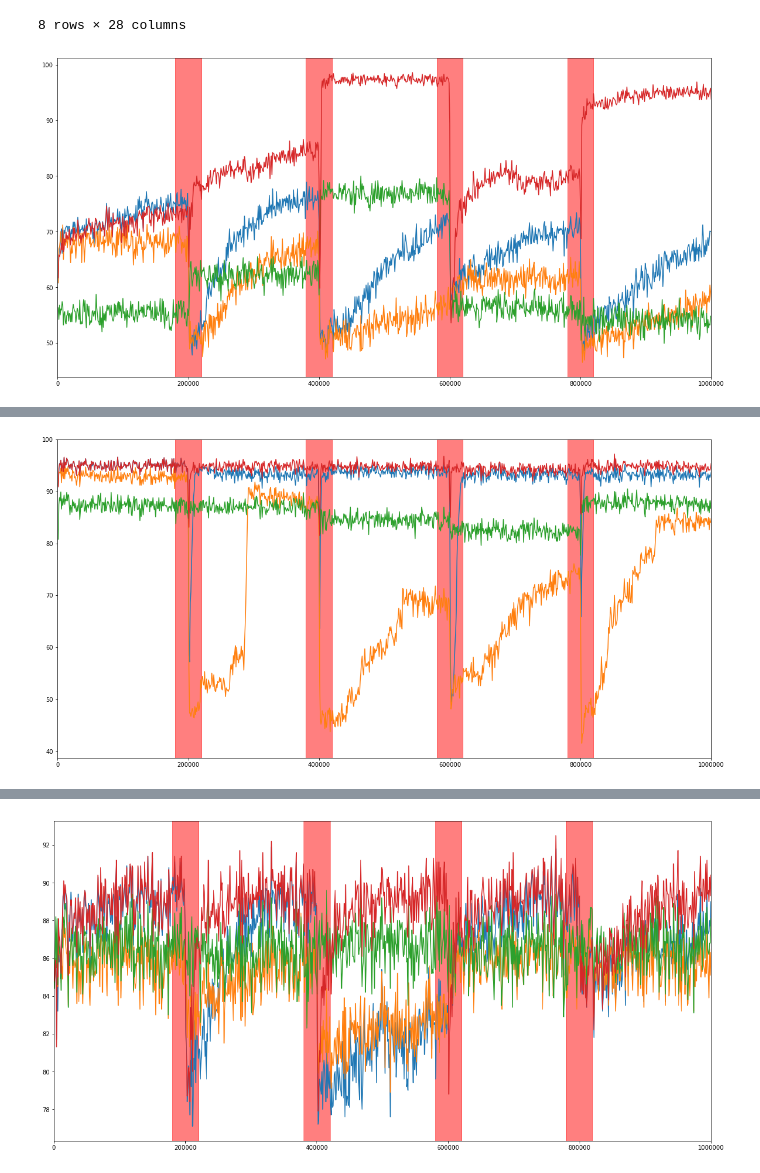
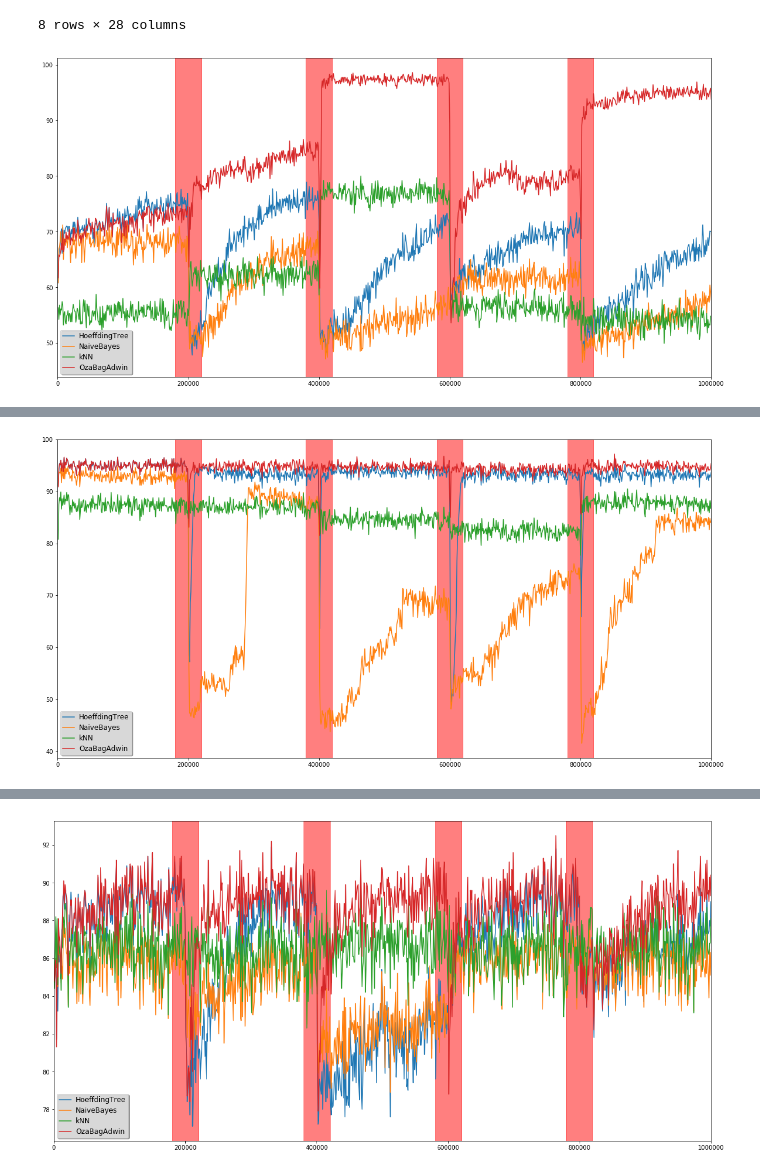
Before and after one commit to Oracy/MOA, a Jupyter notebook: Notebook/Trabalho_Jean.ipynb, the cells around one changed output, grey strips where cells are left out. Drawn from its saved outputs; the diff is of its cells as text; code cells hidden in the pictures.

```diff
--- a/Notebook/Trabalho_Jean.ipynb
+++ b/Notebook/Trabalho_Jean.ipynb
@@ -100,18 +100,34 @@ df_Oza_Agrawal.describe()
 # %%
 # Plotando o gráfico do gerador AgrawalGenerator.
 plt.figure(figsize=(20,10))
-plt.plot(df_Hoeffding_Agrawal['learning evaluation instances'], df_Hoeffding_Agrawal['classifications correct (percent)'])
-plt.plot(df_Naive_Agrawal['learning evaluation instances'], df_Naive_Agrawal['classifications correct (percent)'])
-plt.plot(df_kNN_Agrawal['learning evaluation instances'], df_kNN_Agrawal['classifications correct (percent)'])
-plt.plot(df_Oza_Agrawal['learning evaluation instances'], df_Oza_Agrawal['classifications correct (percent)'])
+plt.plot(df_Hoeffding_Agrawal['learning evaluation instances'], df_Hoeffding_Agrawal['classifications correct (percent)'], label='HoeffdingTree')
+plt.plot(df_Naive_Agrawal['learning evaluation instances'], df_Naive_Agrawal['classifications correct (percent)'], label='NaiveBayes')
+plt.plot(df_kNN_Agrawal['learning evaluation instances'], df_kNN_Agrawal['classifications correct (percent)'], label='kNN')
+plt.plot(df_Oza_Agrawal['learning evaluation instances'], df_Oza_Agrawal['classifications correct (percent)'], label='OzaBagAdwin')
 plt.axvspan(180000, 220000, color='red', alpha=0.5)
 plt.axvspan(380000, 420000, color='red', alpha=0.5)
 plt.axvspan(580000, 620000, color='red', alpha=0.5)
 plt.axvspan(780000, 820000, color='red', alpha=0.5)
 plt.xlim(0, 1000000)
+
+# Add the legend with some customizations.
+legend = plt.legend(loc='lower left', shadow=True)
+
+# The frame is matplotlib.patches.Rectangle instance surrounding the legend.
+frame = legend.get_frame()
+frame.set_facecolor('0.90')
+
+# Set the fontsize
+for label in legend.get_texts():
+    label.set_fontsize('large')
+
+for label in legend.get_lines():
+    label.set_linewidth(1.5)
+
+# Plot chart.
 plt.show()
 # %% [output]
-[figure, old version]
+[figure, new version]
 # %%
 #Carregando as bases do gerador AssetNegotiationNegotiator.
 df_Hoeffding_Asset = pd.read_csv('../AssetNegotiationGenerator/HoeffdingTree_1m12s.txt')
@@ -135,18 +151,34 @@ df_Hoeffding_Asset.describe()
 # %%
 # Plotando o gráfico do gerador AssetNegotiationNegotiator.
 plt.figure(figsize=(20,10))
-plt.plot(df_Hoeffding_Asset['learning evaluation instances'], df_Hoeffding_Asset['classifications correct (percent)'])
-plt.plot(df_Naive_Asset['learning evaluation instances'], df_Naive_Asset['classifications correct (percent)'])
-plt.plot(df_kNN_Asset['learning evaluation instances'], df_kNN_Asset['classifications correct (percent)'])
-plt.plot(df_Oza_Asset['learning evaluation instances'], df_Oza_Asset['classifications correct (percent)'])
+plt.plot(df_Hoeffding_Asset['learning evaluation instances'], df_Hoeffding_Asset['classifications correct (percent)'], label='HoeffdingTree')
+plt.plot(df_Naive_Asset['learning evaluation instances'], df_Naive_Asset['classifications correct (percent)'], label='NaiveBayes')
+plt.plot(df_kNN_Asset['learning evaluation instances'], df_kNN_Asset['classifications correct (percent)'], label='kNN')
+plt.plot(df_Oza_Asset['learning evaluation instances'], df_Oza_Asset['classifications correct (percent)'], label='OzaBagAdwin')
 plt.axvspan(180000, 220000, color='red', alpha=0.5)
 plt.axvspan(380000, 420000, color='red', alpha=0.5)
 plt.axvspan(580000, 620000, color='red', alpha=0.5)
 plt.axvspan(780000, 820000, color='red', alpha=0.5)
 plt.xlim(0, 1000000)
+
+# Add the legend with some customizations.
+legend = plt.legend(loc='lower left', shadow=True)
+
+# The frame is matplotlib.patches.Rectangle instance surrounding the legend.
+frame = legend.get_frame()
+frame.set_facecolor('0.90')
+
+# Set the fontsize
+for label in legend.get_texts():
+    label.set_fontsize('large')
+
+for label in legend.get_lines():
+    label.set_linewidth(1.5)
+
+# Plot chart.
 plt.show()
 # %% [output]
-[figure, old version]
+[figure, new version]
 # %%
 #Carregando as bases do gerador SEAGenerator.
 df_Hoeffding_SEA = pd.read_csv('../SEAGenerator/HoeffdingTree_10,15s.txt')
@@ -171,15 +203,31 @@ df_Oza_SEA.describe()
 # %%
 # Plotando o gráfico do gerador SEAGenerator.
 plt.figure(figsize=(20,10))
-plt.plot(df_Hoeffding_SEA['learning evaluation instances'], df_Hoeffding_SEA['classifications correct (percent)'])
-plt.plot(df_Naive_SEA['learning evaluation instances'], df_Naive_SEA['classifications correct (percent)'])
-plt.plot(df_kNN_SEA['learning evaluation instances'], df_kNN_SEA['classifications correct (percent)'])
-plt.plot(df_Oza_SEA['learning evaluation instances'], df_Oza_SEA['classifications correct (percent)'])
+plt.plot(df_Hoeffding_SEA['learning evaluation instances'], df_Hoeffding_SEA['classifications correct (percent)'], label='HoeffdingTree')
+plt.plot(df_Naive_SEA['learning evaluation instances'], df_Naive_SEA['classifications correct (percent)'], label='NaiveBayes')
+plt.plot(df_kNN_SEA['learning evaluation instances'], df_kNN_SEA['classifications correct (percent)'], label='kNN')
+plt.plot(df_Oza_SEA['learning evaluation instances'], df_Oza_SEA['classifications correct (percent)'], label='OzaBagAdwin')
 plt.axvspan(180000, 220000, color='red', alpha=0.5)
 plt.axvspan(380000, 420000, color='red', alpha=0.5)
 plt.axvspan(580000, 620000, color='red', alpha=0.5)
 plt.axvspan(780000, 820000, color='red', alpha=0.5)
 plt.xlim(0, 1000000)
+
+# Add the legend with some customizations.
+legend = plt.legend(loc='lower left', shadow=True)
+
+# The frame is matplotlib.patches.Rectangle instance surrounding the legend.
+frame = legend.get_frame()
+frame.set_facecolor('0.90')
+
+# Set the fontsize
+for label in legend.get_texts():
+    label.set_fontsize('large')
+
+for label in legend.get_lines():
+    label.set_linewidth(1.5)
+
+# Plot chart.
 plt.show()
 # %% [output]
-[figure, old version]
+[figure, new version]
```
